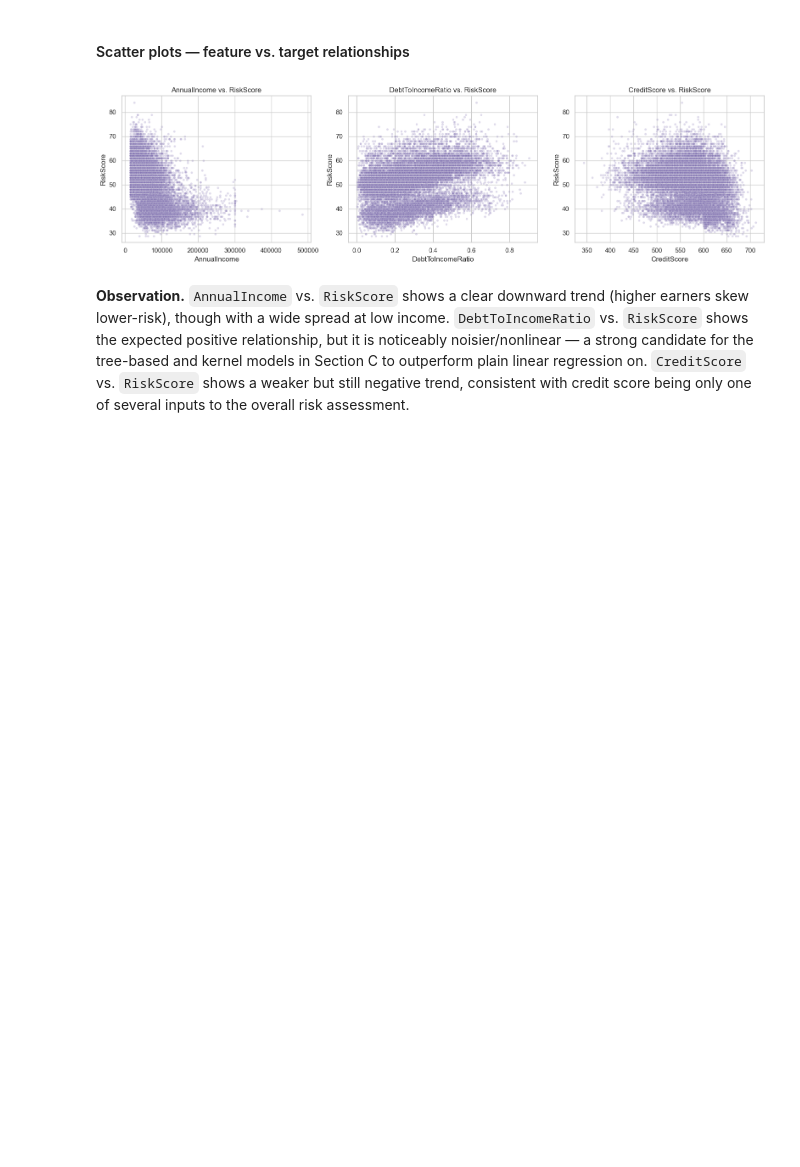
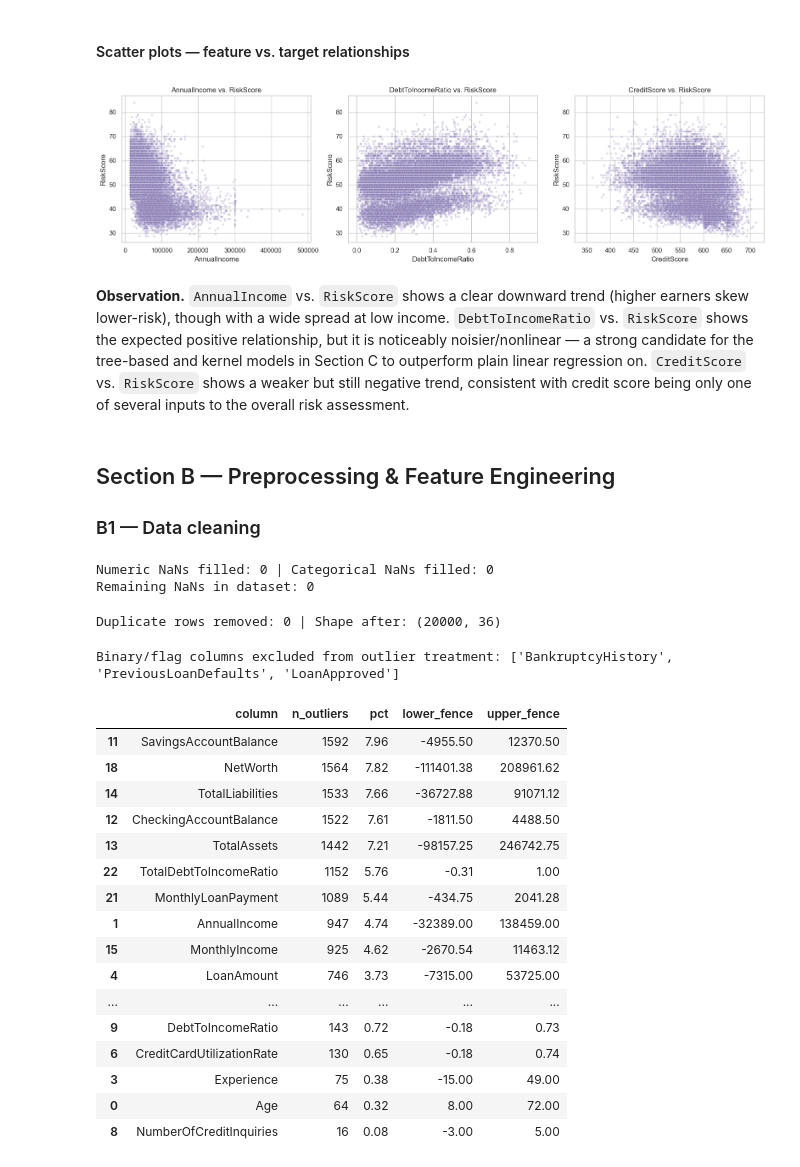
Before and after one commit to Isvarr/capstone_ml, a Jupyter notebook: credit_risk_regression.ipynb, the cells around one changed output. Saved outputs shown, nothing was run; the diff lists cells and outputs as text; code cells hidden in the pictures; blank space fills up the shorter version.

Commit message:
implemented section B1 B2

```diff
--- a/credit_risk_regression.ipynb
+++ b/credit_risk_regression.ipynb
@@ -273,3 +273,77 @@ shows the expected positive relationship, but it is noticeably noisier/nonlinear
 candidate for the tree-based and kernel models in Section C to outperform plain linear regression
 on. `CreditScore` vs. `RiskScore` shows a weaker but still negative trend, consistent with credit
 score being only one of several inputs to the overall risk assessment.
+# %% [markdown]
+## Section B — Preprocessing & Feature Engineering
+### B1 — Data cleaning
+# %%
+# 1. Missing values -----------------------------------------------------------------
+# The audit in A1 found zero missing values, but we still write a defensive imputation
+# step (median for numeric, mode for categorical) so the pipeline degrades gracefully
+# if this notebook is ever re-run on a refreshed extract that does contain gaps.
+num_missing_before = df[numeric_cols].isnull().sum().sum()
+cat_missing_before = df[categorical_features].isnull().sum().sum()
+
+for col in numeric_cols:
+    if df[col].isnull().any():
+        df[col] = df[col].fillna(df[col].median())
+
+for col in categorical_features:
+    if df[col].isnull().any():
+        df[col] = df[col].fillna(df[col].mode()[0])
+
+print(f"Numeric NaNs filled: {num_missing_before} | Categorical NaNs filled: {cat_missing_before}")
+print(f"Remaining NaNs in dataset: {df.isnull().sum().sum()}")
+# %% [output]
+Numeric NaNs filled: 0 | Categorical NaNs filled: 0
+Remaining NaNs in dataset: 0
+# %%
+# 2. Duplicate rows ------------------------------------------------------------------
+dupes_before = df.duplicated().sum()
+df = df.drop_duplicates().reset_index(drop=True)
+print(f"Duplicate rows removed: {dupes_before} | Shape after: {df.shape}")
+# %% [output]
+Duplicate rows removed: 0 | Shape after: (20000, 36)
+# %%
+# 3. Outlier detection (IQR method) ---------------------------------------------
+# Binary/flag columns (e.g. BankruptcyHistory, PreviousLoanDefaults, LoanApproved) are
+# excluded: IQR flags their rare '1' values as "outliers", which is a methodologically
+# wrong use of IQR on a Bernoulli variable, not a genuine outlier.
+binary_like_cols = [c for c in numeric_cols if df[c].nunique() <= 2]
+continuous_cols = [c for c in numeric_features if c not in binary_like_cols]
+print(f"Binary/flag columns excluded from outlier treatment: {binary_like_cols}")
+
+outlier_report = []
+bounds = {}
+for col in continuous_cols:
+    q1, q3 = df[col].quantile([0.25, 0.75])
+    iqr = q3 - q1
+    lo, hi = q1 - 1.5 * iqr, q3 + 1.5 * iqr
+    bounds[col] = (lo, hi)
+    n_out = ((df[col] < lo) | (df[col] > hi)).sum()
+    if n_out > 0:
+        outlier_report.append({"column": col, "n_outliers": n_out,
+                                "pct": round(100 * n_out / len(df), 2),
+                                "lower_fence": round(lo, 2), "upper_fence": round(hi, 2)})
+
+outlier_df = pd.DataFrame(outlier_report).sort_values("n_outliers", ascending=False)
+outlier_df
+# %% [output]
+Binary/flag columns excluded from outlier treatment: ['BankruptcyHistory', 'PreviousLoanDefaults', 'LoanApproved']
+|  | column | n_outliers | pct | lower_fence | upper_fence |
+| 11 | SavingsAccountBalance | 1592 | 7.96 | -4955.50 | 12370.50 |
+| 18 | NetWorth | 1564 | 7.82 | -111401.38 | 208961.62 |
+| 14 | TotalLiabilities | 1533 | 7.66 | -36727.88 | 91071.12 |
+| 12 | CheckingAccountBalance | 1522 | 7.61 | -1811.50 | 4488.50 |
+| 13 | TotalAssets | 1442 | 7.21 | -98157.25 | 246742.75 |
+| 22 | TotalDebtToIncomeRatio | 1152 | 5.76 | -0.31 | 1.00 |
+| 21 | MonthlyLoanPayment | 1089 | 5.44 | -434.75 | 2041.28 |
+| 1 | AnnualIncome | 947 | 4.74 | -32389.00 | 138459.00 |
+| 15 | MonthlyIncome | 925 | 4.62 | -2670.54 | 11463.12 |
+| 4 | LoanAmount | 746 | 3.73 | -7315.00 | 53725.00 |
+| ... | ... | ... | ... | ... | ... |
+| 9 | DebtToIncomeRatio | 143 | 0.72 | -0.18 | 0.73 |
+| 6 | CreditCardUtilizationRate | 130 | 0.65 | -0.18 | 0.74 |
+| 3 | Experience | 75 | 0.38 | -15.00 | 49.00 |
+| 0 | Age | 64 | 0.32 | 8.00 | 72.00 |
+| 8 | NumberOfCreditInquiries | 16 | 0.08 | -3.00 | 5.00 |
```
Also changed, not shown: parts of 13 cells of this notebook.
